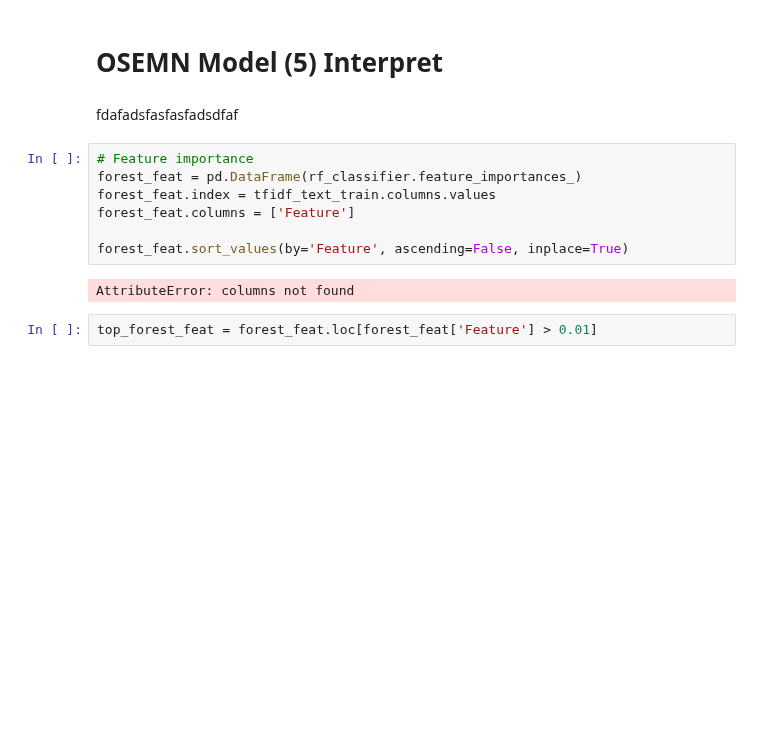
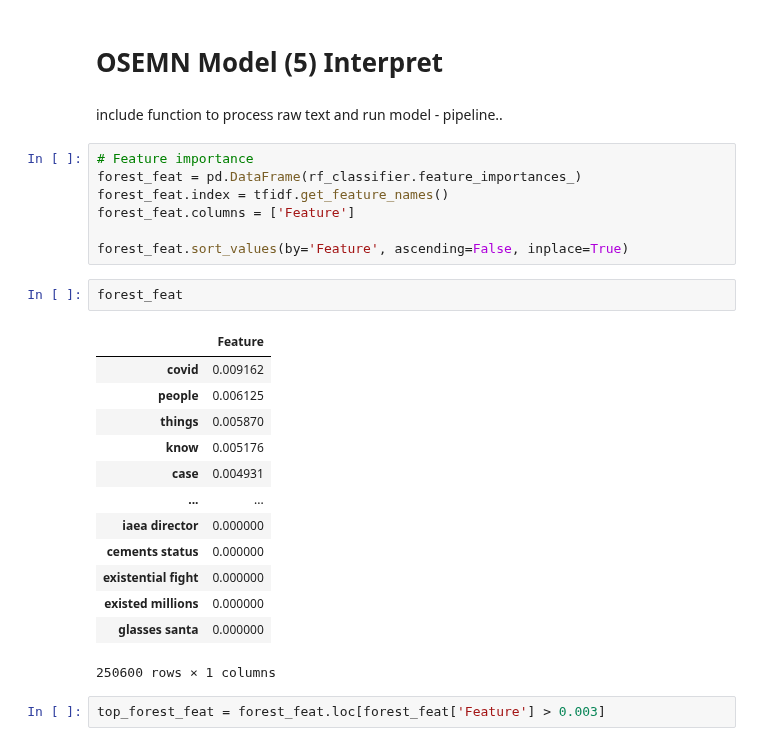
Before and after one commit to tjkim614/clickbait_headline_detector, a Jupyter notebook: 2_scrub.ipynb, the cells around one changed output. Drawn from its saved outputs; the diff is of its cells as text; blank space fills up the shorter version.

```diff
--- a/2_scrub.ipynb
+++ b/2_scrub.ipynb
@@ -631,19 +675,33 @@ model_results(spacy_svm_train_preds, spacy_svm_test_preds)
 | Test | 0.920468 | 0.9199 | 0.91988 | 0.9199 |
 # %% [markdown]
 # OSEMN Model (5) Interpret
-# %% [markdown]
-fdafadsfasfasfadsdfaf
+# %% [markdown]
+include function to process raw text and run model - pipeline..
 # %%
 # Feature importance
 forest_feat = pd.DataFrame(rf_classifier.feature_importances_)
-forest_feat.index = tfidf_text_train.columns.values
+forest_feat.index = tfidf.get_feature_names()
 forest_feat.columns = ['Feature']
 
 forest_feat.sort_values(by='Feature', ascending=False, inplace=True)
-# %% [output]
-AttributeError: columns not found
+# %%
+forest_feat
+# %% [output]
+|  | Feature |
+| covid | 0.009162 |
+| people | 0.006125 |
+| things | 0.005870 |
+| know | 0.005176 |
+| case | 0.004931 |
+| ... | ... |
+| iaea director | 0.000000 |
+| cements status | 0.000000 |
+| existential fight | 0.000000 |
+| existed millions | 0.000000 |
+| glasses santa | 0.000000 |
+250600 rows × 1 columns
 # %%
-top_forest_feat = forest_feat.loc[forest_feat['Feature'] > 0.01]
+top_forest_feat = forest_feat.loc[forest_feat['Feature'] > 0.003]
 # %%
 # top_forest_feat
 ax = top_forest_feat.plot.barh(figsize=(14,8))
```
Also changed, not shown: parts of 7 cells of this notebook.
